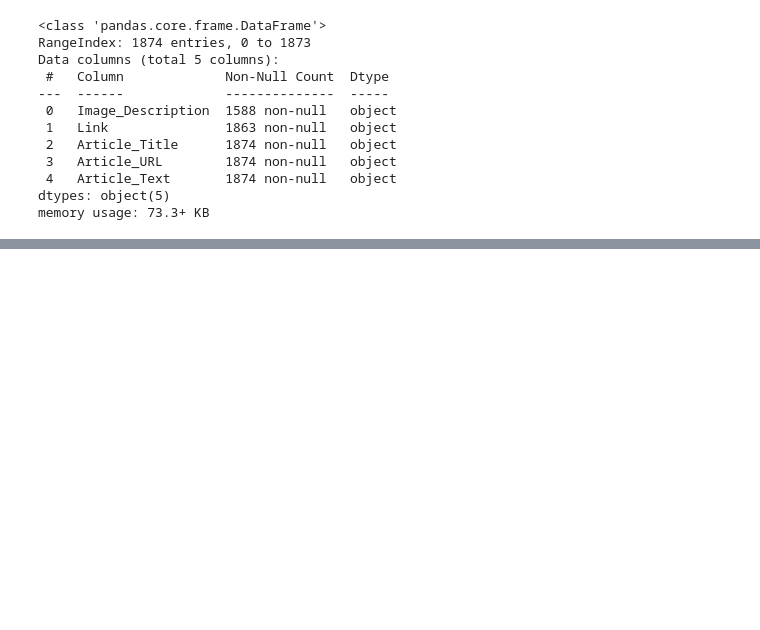
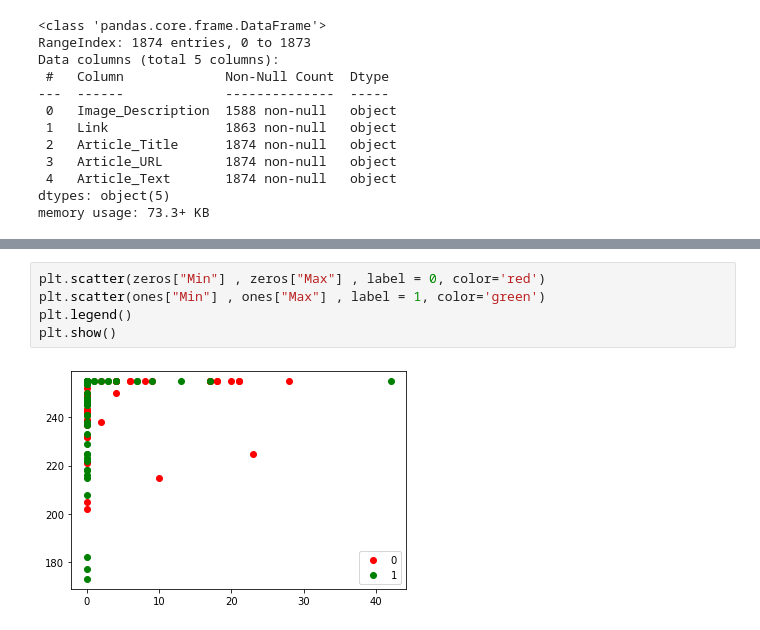
Before and after one commit to rmh222/autorec-sys, a Jupyter notebook: Week3-CrawlingAndClassification/FrontrunnerWeek3.ipynb, the cells around one changed output, grey strips where cells are left out. Cells and saved outputs as stored; diff of their text form; blank space fills up the shorter version.

```diff
--- a/Week3-CrawlingAndClassification/FrontrunnerWeek3.ipynb
+++ b/Week3-CrawlingAndClassification/FrontrunnerWeek3.ipynb
@@ -455,0 +473,7 @@ plt.show()
+# %%
+plt.scatter(zeros["Min"] , zeros["Max"] , label = 0, color='red')
+plt.scatter(ones["Min"] , ones["Max"] , label = 1, color='green')
+plt.legend()
+plt.show()
+# %% [output]
+[figure, added]
```
Also changed, not shown: parts of 6 cells of this notebook.
